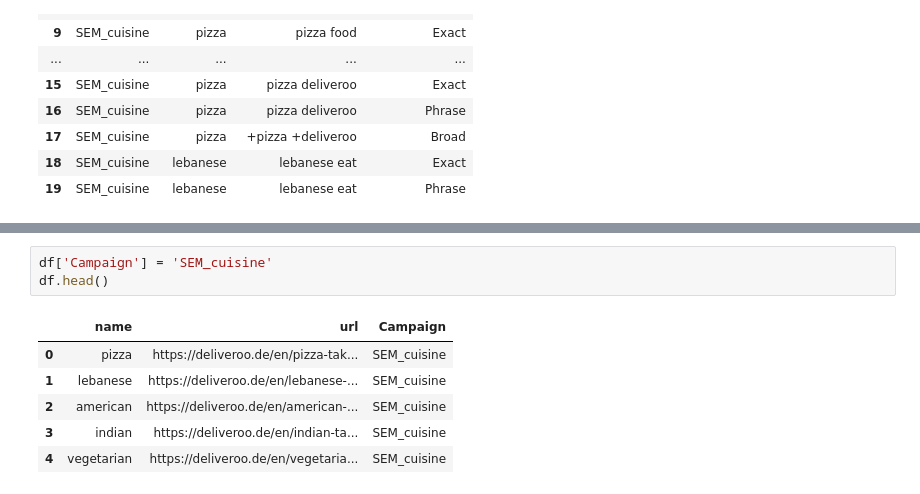
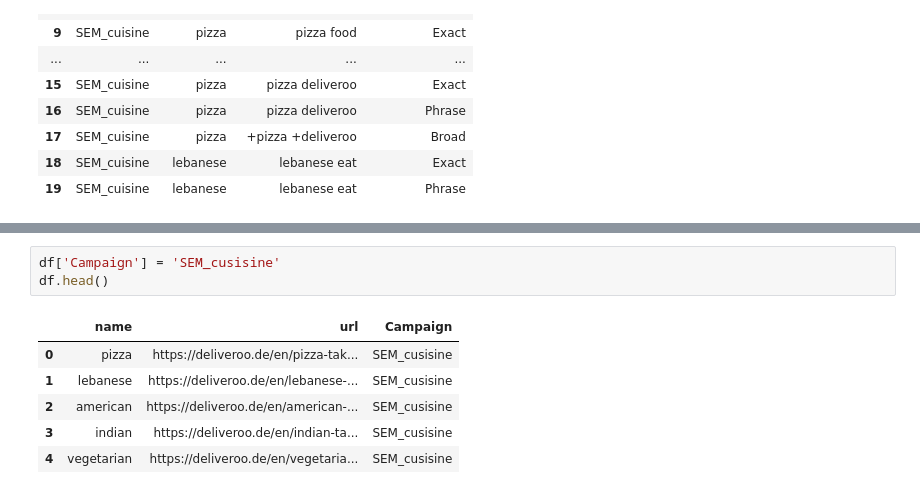
Before and after one commit to BambyG/SEM_generator, a Jupyter notebook: SEM_Campaign_generator.ipynb, the cells around one changed output, grey strips where cells are left out. Drawn from its saved outputs; the diff is of its cells as text.

```diff
--- a/SEM_Campaign_generator.ipynb
+++ b/SEM_Campaign_generator.ipynb
@@ -167,10 +206,10 @@ array(['SEM_Campaign'], dtype=object)
 # %%
-df['Campaign'] = 'SEM_cuisine'
+df['Campaign'] = 'SEM_cusisine'
 df.head()
 # %% [output]
 |  | name | url | Campaign |
-| 0 | pizza | https://deliveroo.de/en/pizza-tak... | SEM_cuisine |
-| 1 | lebanese | https://deliveroo.de/en/lebanese-... | SEM_cuisine |
-| 2 | american | https://deliveroo.de/en/american-... | SEM_cuisine |
-| 3 | indian | https://deliveroo.de/en/indian-ta... | SEM_cuisine |
-| 4 | vegetarian | https://deliveroo.de/en/vegetaria... | SEM_cuisine |
+| 0 | pizza | https://deliveroo.de/en/pizza-tak... | SEM_cusisine |
+| 1 | lebanese | https://deliveroo.de/en/lebanese-... | SEM_cusisine |
+| 2 | american | https://deliveroo.de/en/american-... | SEM_cusisine |
+| 3 | indian | https://deliveroo.de/en/indian-ta... | SEM_cusisine |
+| 4 | vegetarian | https://deliveroo.de/en/vegetaria... | SEM_cusisine |
```
Also changed, not shown: parts of 18 cells of this notebook, 2 other files.
